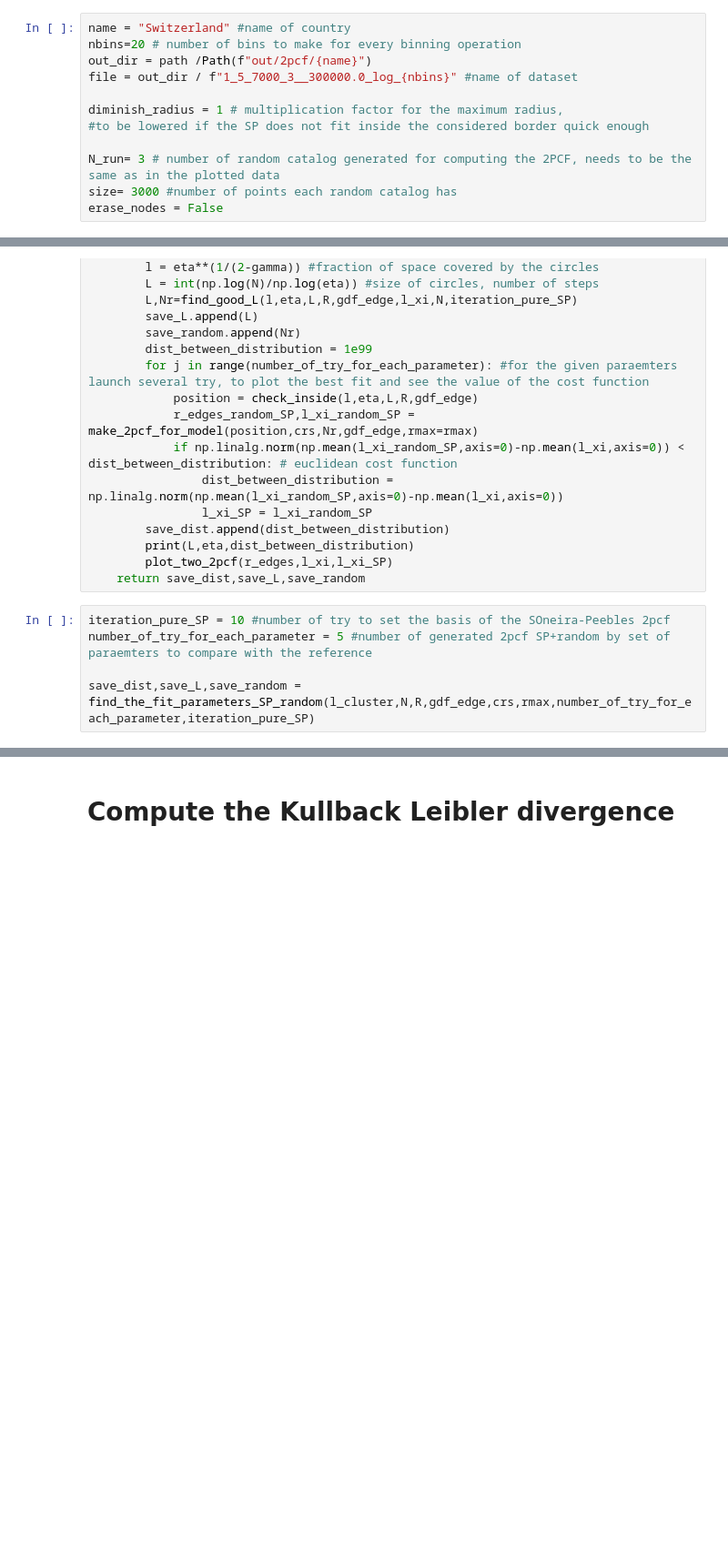
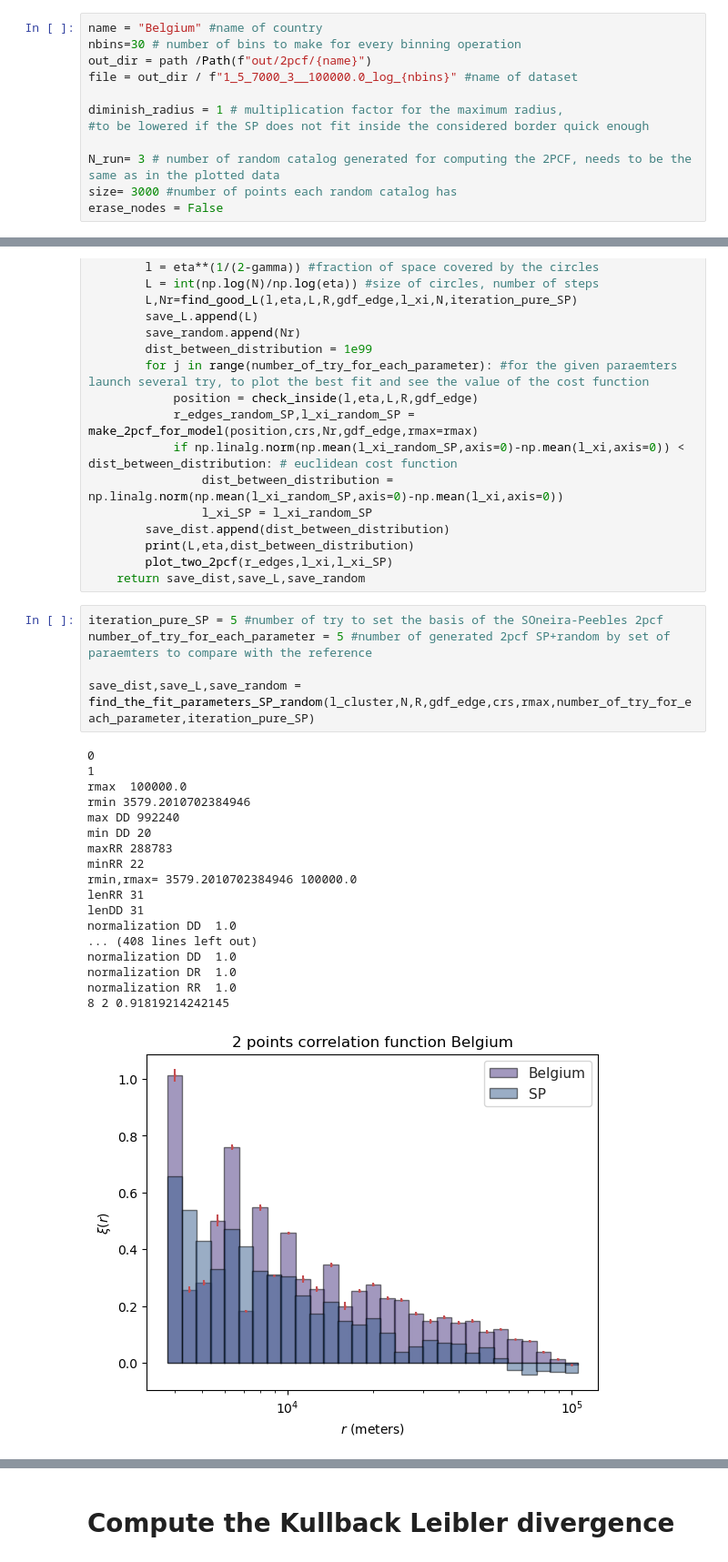
Before and after one commit to Presigny/fake_world, a Jupyter notebook: notebooks/fit_Soneira_Peebles.ipynb, the cells around one changed output, grey strips where cells are left out. Shown at 91% size. Cells and saved outputs as stored; diff of their text form; blank space fills up the shorter version.

```diff
--- a/notebooks/fit_Soneira_Peebles.ipynb
+++ b/notebooks/fit_Soneira_Peebles.ipynb
@@ -26,10 +26,10 @@ data_dir = path/"data/cities"
 map_dir = path/"data/map"
 plot_dir = path/"out/plot_fitted_parameters/"
 # %%
-name = "Switzerland" #name of country
-nbins=20 # number of bins to make for every binning operation
+name = "Belgium" #name of country
+nbins=30 # number of bins to make for every binning operation
 out_dir = path /Path(f"out/2pcf/{name}")
-file = out_dir / f"1_5_7000_3__300000.0_log_{nbins}" #name of dataset
+file = out_dir / f"1_5_7000_3__100000.0_log_{nbins}" #name of dataset
 
 diminish_radius = 1 # multiplication factor for the maximum radius,
 #to be lowered if the SP does not fit inside the considered border quick enough
@@ -292,7 +292,26 @@ def find_the_fit_parameters_SP_random(l_cluster,N,R,gdf_edge,crs,rmax,number_of_
         plot_two_2pcf(r_edges,l_xi,l_xi_SP)
     return save_dist,save_L,save_random
 # %%
-iteration_pure_SP = 10 #number of try to set the basis of the SOneira-Peebles 2pcf
+iteration_pure_SP = 5 #number of try to set the basis of the SOneira-Peebles 2pcf
 number_of_try_for_each_parameter = 5 #number of generated 2pcf SP+random by set of paraemters to compare with the reference
 
 save_dist,save_L,save_random = find_the_fit_parameters_SP_random(l_cluster,N,R,gdf_edge,crs,rmax,number_of_try_for_each_parameter,iteration_pure_SP)
+# %% [output]
+0
+1
+rmax  100000.0
+rmin 3579.2010702384946
+max DD 992240
+min DD 20
+maxRR 288783
+minRR 22
+rmin,rmax= 3579.2010702384946 100000.0
+lenRR 31
+lenDD 31
+normalization DD  1.0
+... (408 lines left out)
+normalization DD  1.0
+normalization DR  1.0
+normalization RR  1.0
+8 2 0.91819214242145
+[figure, added]
```
Also changed, not shown: parts of 11 cells of this notebook, 8 other files.
